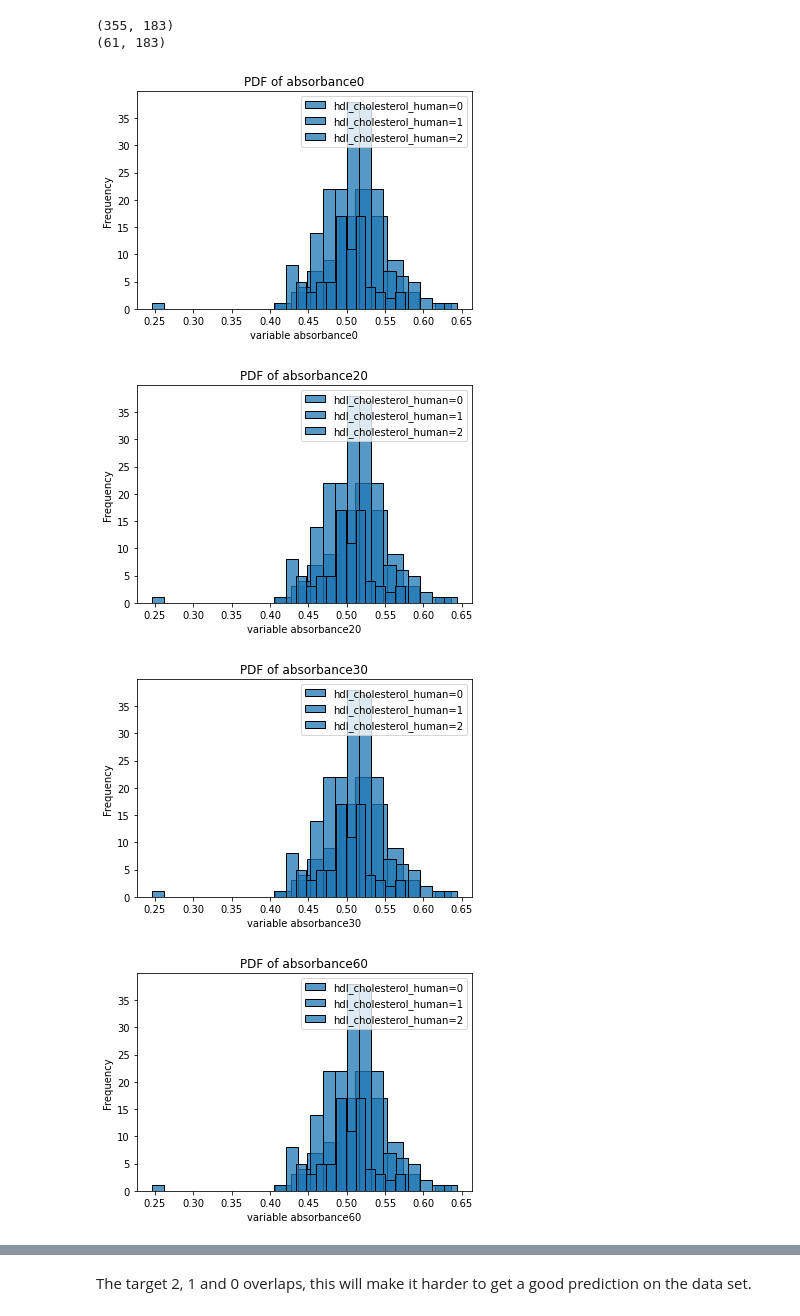
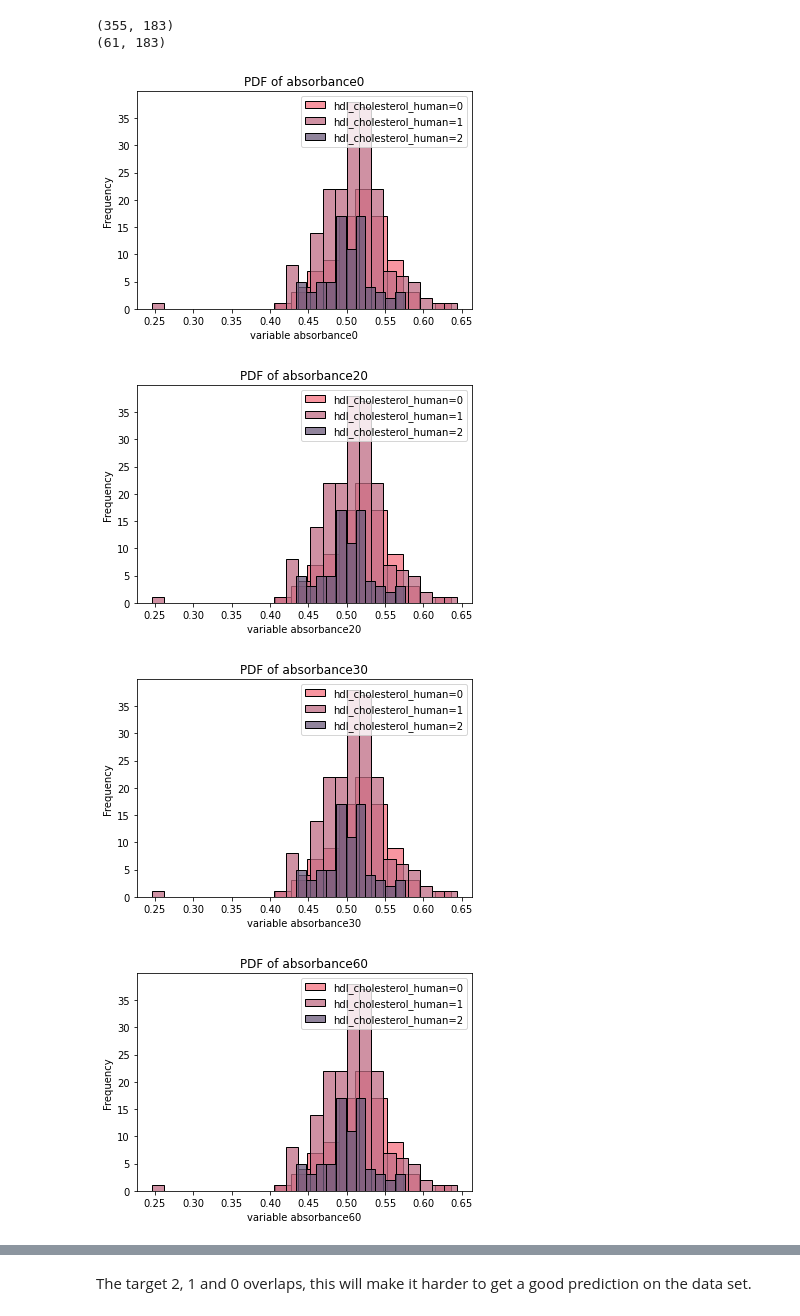
Before and after one commit to Abimbola-ai/Blood-Spectorscopy, a Jupyter notebook: data_cleaning.ipynb, the cells around one changed output, grey strips where cells are left out. Drawn from its saved outputs; the diff is of its cells as text; code cells hidden in the pictures.

```diff
--- a/data_cleaning.ipynb
+++ b/data_cleaning.ipynb
@@ -334,17 +344,17 @@ test.to_csv("clean_test.csv")
 # %%
 #Reveal some pattern about the targets
 cols = ['absorbance0','absorbance20', 'absorbance30','absorbance60', 'absorbance70', 'absorbance90']
 for c in cols:
-    sns.histplot(train[train['hdl_cholesterol_human']=='0'][str(cols[0])], label='hdl_cholesterol_human=0');
-    sns.histplot(train[train['hdl_cholesterol_human']=='1'][str(cols[0])], label='hdl_cholesterol_human=1');
-    sns.histplot(train[train['hdl_cholesterol_human']=='2'][str(cols[0])], label='hdl_cholesterol_human=2');
+    sns.histplot(train[train['hdl_cholesterol_human']=='0'][str(cols[0])], label='hdl_cholesterol_human=0',color='#f67280');
+    sns.histplot(train[train['hdl_cholesterol_human']=='1'][str(cols[0])], label='hdl_cholesterol_human=1',color='#c06c84');
+    sns.histplot(train[train['hdl_cholesterol_human']=='2'][str(cols[0])], label='hdl_cholesterol_human=2',color='#6c5b7b');
     plt.legend(loc='upper right')
     plt.xlabel('variable {}'.format(c))
     plt.ylabel('Frequency')
     plt.title('PDF of {}'.format(c))
     plt.show()
 # %% [output]
-[figure, old version]
+[figure, new version]
-[figure, old version]
+[figure, new version]
-[figure, old version]
+[figure, new version]
-[figure, old version]
+[figure, new version]
```
Also changed, not shown: parts of 9 cells of this notebook, 2 other files.
